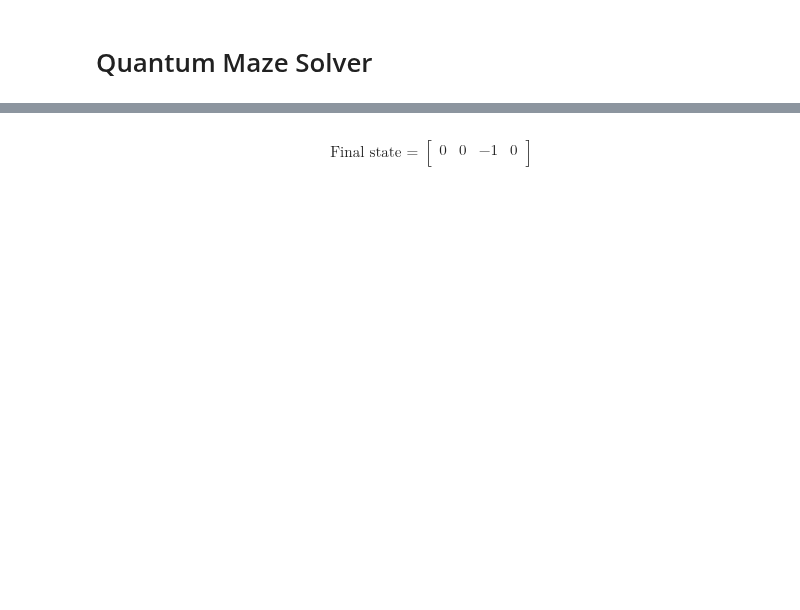
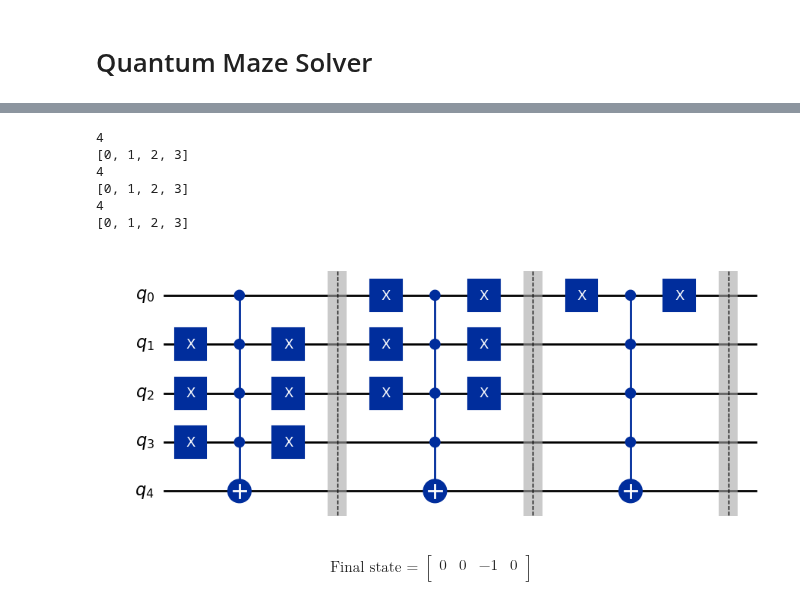
Before and after one commit to 1ngVG-QCCE/QuantumMazeSolver, a Jupyter notebook: maze_solver.ipynb, the cells around one changed output, grey strips where cells are left out. Drawn from its saved outputs; the diff is of its cells as text; code cells hidden in the pictures; blank space fills up the shorter version.

```diff
--- a/maze_solver.ipynb
+++ b/maze_solver.ipynb
@@ -21,6 +22,33 @@ import sympy as sp
 
 sys.path.insert(1, '../')
 from utils import Helpers as hp
+# %%
+def map_graph(edges, registry_size: int = 2, directed: bool = False):
+    circ = QuantumCircuit((2 * registry_size) + 1)
+    def map_edge(from_node: int, to_node: int):
+        target_qubit = (2 * registry_size)
+        def add_x(number, start_qubit):
+            exp = 1
+            for qubit in range(start_qubit, start_qubit + registry_size):
+                if not (number & exp):
+                    circ.x(qubit)
+                exp *= 2
+
+        add_x(from_node, 0)
+        add_x(to_node, registry_size)
+        print(target_qubit)
+        print(list(range((2 * registry_size))))
+        circ.append(XGate().control(target_qubit), list(range((2 * registry_size))) + [target_qubit])
+        add_x(from_node, 0)
+        add_x(to_node, registry_size)
+
+    for e in edges:
+        map_edge(e[0], e[1])
+        circ.barrier()
+        if not directed:
+            map_edge(e[1], e[0])
+            circ.barrier()
+    return circ
 # %%
 #print("ciao")
 qc = QuantumCircuit(2)
@@ -58,3 +96,13 @@ check_path.draw(output='mpl')
+# %%
+map_graph([(1, 0), (0, 2), (2, 3)], directed=True).draw('mpl')
+# %% [output]
+4
+[0, 1, 2, 3]
+4
+[0, 1, 2, 3]
+4
+[0, 1, 2, 3]
+[figure, added]
 # %%
 negate = QuantumCircuit(8)
 for i in range(8):
```
Also changed, not shown: parts of 5 cells of this notebook, 3 other files.
